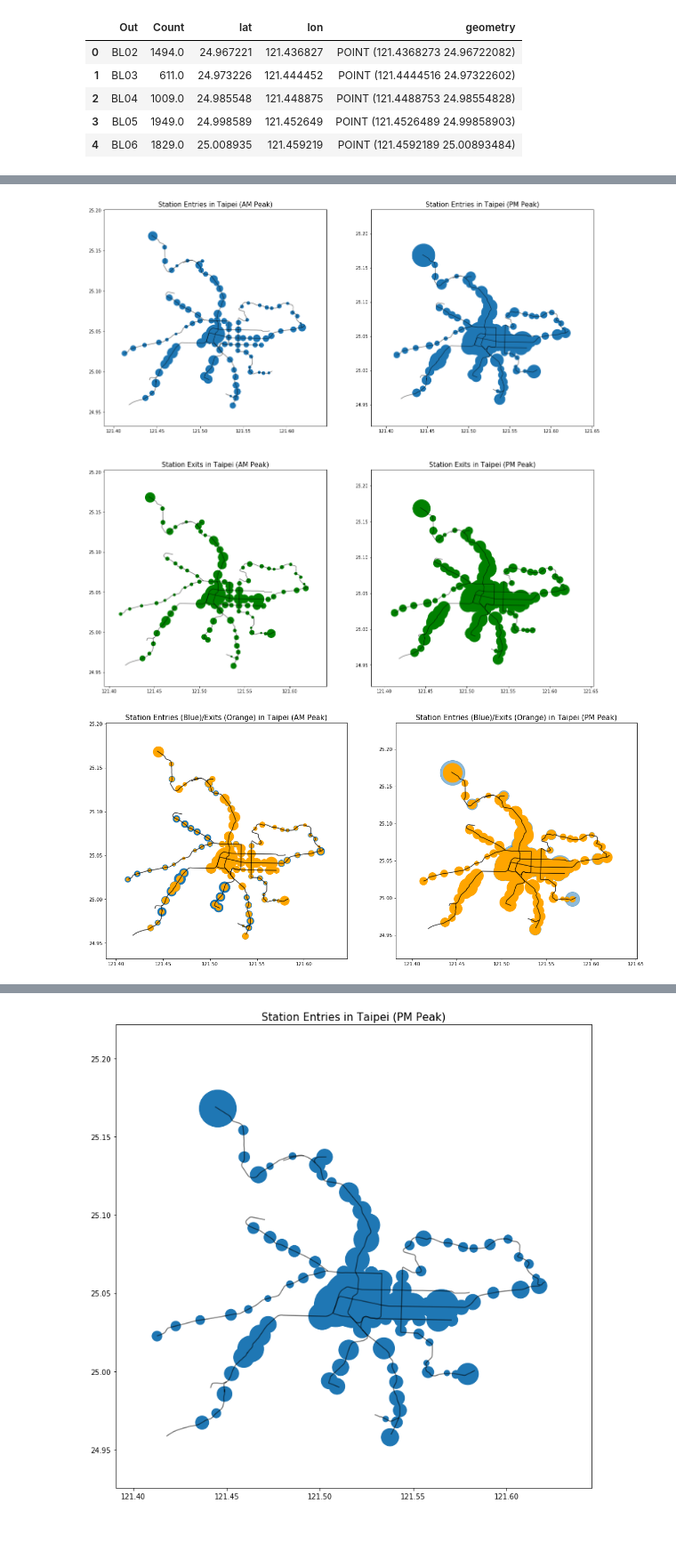
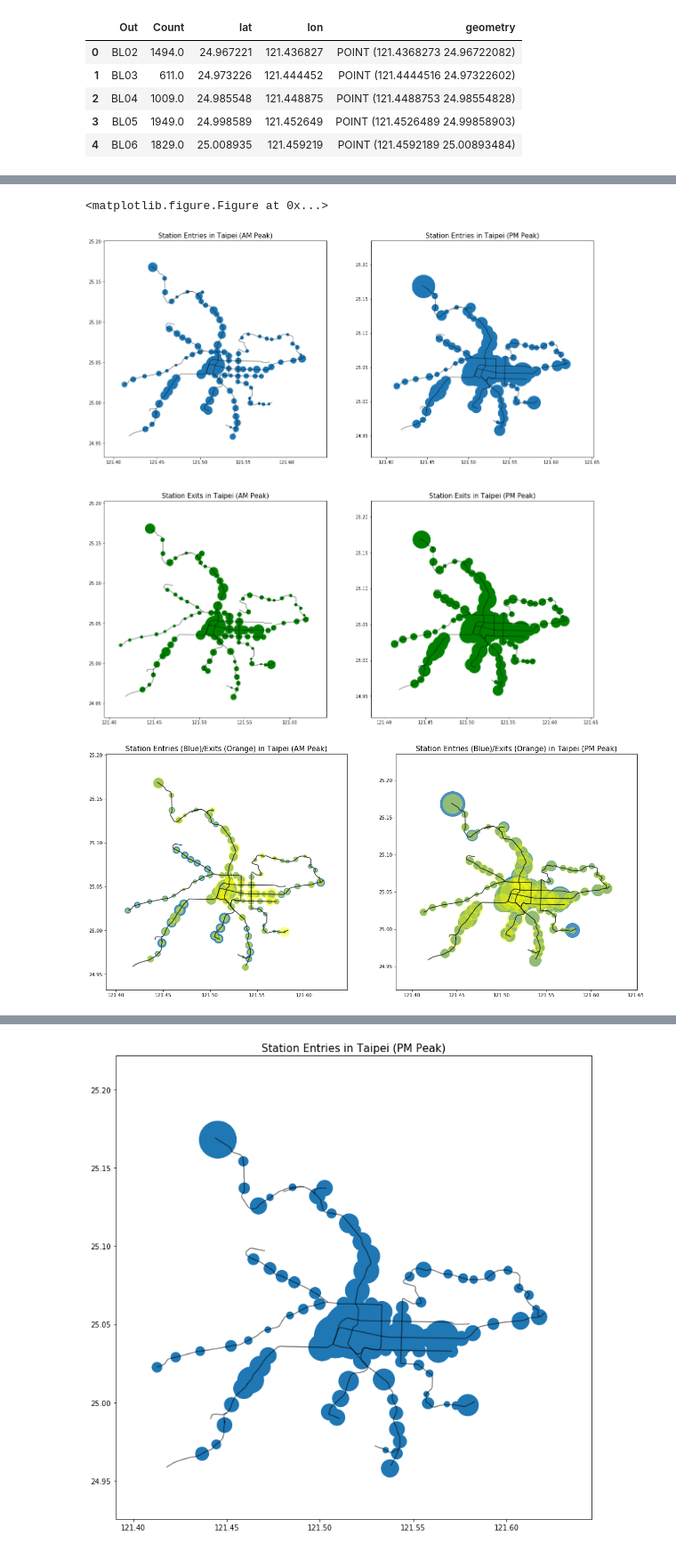
Before and after one commit to rxl204/Capstone, a Jupyter notebook: taipeiOD.ipynb, the cells around one changed output, grey strips where cells are left out. Shown at 89% size. Cells and saved outputs as stored; diff of their text form; code cells hidden in the pictures.

Commit message:
update plots

```diff
--- a/taipeiOD.ipynb
+++ b/taipeiOD.ipynb
@@ -276,7 +293,7 @@ feb01PMPeak_OUT = feb01PMPeak.groupby(['Out'])['Count'].sum().reset_index()
 # %%
 #merge with spatial data
-feb01AMPeak_geo = feb01AMPeak.merge(master, left_on='In', right_on='name').drop(['name', 'subnode_id'], axis=1)
-feb01PMPeak_geo = feb01PMPeak.merge(master, left_on='In', right_on='name').drop(['name', 'subnode_id'], axis=1)
+feb01AMPeak_geo_IN = feb01AMPeak_IN.merge(master, left_on='In', right_on='name').drop(['name', 'subnode_id'], axis=1)
+feb01PMPeak_geo_IN = feb01PMPeak_IN.merge(master, left_on='In', right_on='name').drop(['name', 'subnode_id'], axis=1)
 
 feb01AMPeak_geo_OUT = feb01AMPeak_OUT.merge(master, left_on='Out', right_on='name').drop(['name', 'subnode_id'], axis=1)
 feb01PMPeak_geo_OUT = feb01PMPeak_OUT.merge(master, left_on='Out', right_on='name').drop(['name', 'subnode_id'], axis=1)
@@ -336,14 +344,14 @@ feb01PMPeak_geo.head()
 # %%
-feb01AMPeak_geo["geometry"] = feb01AMPeak_geo.apply(lambda row: Point(row["lon"], row["lat"]), axis=1)
-feb01PMPeak_geo["geometry"] = feb01PMPeak_geo.apply(lambda row: Point(row["lon"], row["lat"]), axis=1)
+feb01AMPeak_geo_IN["geometry"] = feb01AMPeak_geo_IN.apply(lambda row: Point(row["lon"], row["lat"]), axis=1)
+feb01PMPeak_geo_IN["geometry"] = feb01PMPeak_geo_IN.apply(lambda row: Point(row["lon"], row["lat"]), axis=1)
 
 feb01AMPeak_geo_OUT["geometry"] = feb01AMPeak_geo_OUT.apply(lambda row: Point(row["lon"], row["lat"]), axis=1)
 feb01PMPeak_geo_OUT["geometry"] = feb01PMPeak_geo_OUT.apply(lambda row: Point(row["lon"], row["lat"]), axis=1)
 # %%
 # Convert to a GeoDataFrame
 crs = {'init': 'epsg:4326'}
-feb01AMPeak_geo = gpd.GeoDataFrame(feb01AMPeak_geo, geometry="geometry", crs=crs)
-feb01PMPeak_geo = gpd.GeoDataFrame(feb01PMPeak_geo, geometry="geometry", crs=crs)
+feb01AMPeak_geo_IN = gpd.GeoDataFrame(feb01AMPeak_geo_IN, geometry="geometry", crs=crs)
+feb01PMPeak_geo_IN = gpd.GeoDataFrame(feb01PMPeak_geo_IN, geometry="geometry", crs=crs)
 
 feb01AMPeak_geo_OUT = gpd.GeoDataFrame(feb01AMPeak_geo_OUT, geometry="geometry", crs=crs)
 feb01PMPeak_geo_OUT = gpd.GeoDataFrame(feb01PMPeak_geo_OUT, geometry="geometry", crs=crs)
@@ -361,8 +369,8 @@ route.head()
 | 4 | 11.0 | 0.000 | 碧潭支線 | LINESTRING (303449.7978839658 276... |
 # %%
 route.to_crs(epsg=4326, inplace=True)
-feb01AMPeak_geo.to_crs(epsg=4326, inplace=True)
-feb01PMPeak_geo.to_crs(epsg=4326, inplace=True)
+feb01AMPeak_geo_IN.to_crs(epsg=4326, inplace=True)
+feb01PMPeak_geo_IN.to_crs(epsg=4326, inplace=True)
 
 feb01AMPeak_geo_OUT.to_crs(epsg=4326, inplace=True)
 feb01PMPeak_geo_OUT.to_crs(epsg=4326, inplace=True)
@@ -385,12 +409,12 @@ plt.show()
 fig = plt.figure(figsize = (20,20))
 
 ax = plt.subplot(2, 2, 1)
-feb01AMPeak_geo.plot(ax=ax, markersize=feb01AMPeak_geo['Count']*0.1)
+feb01AMPeak_geo_IN.plot(ax=ax, markersize=feb01AMPeak_geo_IN['Count']*0.1)
 route['geometry'].plot(ax=ax, color='black', alpha=0.5)
 plt.title('Station Entries in Taipei (AM Peak)', size=15)
 
 ax1 = plt.subplot(2, 2, 2)
-feb01PMPeak_geo.plot(ax=ax1, markersize=feb01PMPeak_geo['Count']*0.1)
+feb01PMPeak_geo_IN.plot(ax=ax1, markersize=feb01PMPeak_geo_IN['Count']*0.1)
 route['geometry'].plot(ax=ax1, color='black', alpha=0.5)
 plt.title('Station Entries in Taipei (PM Peak)', size=15)
 
@@ -405,29 +429,31 @@ route['geometry'].plot(ax=ax3, color='black', alpha=0.5)
 plt.title('Station Exits in Taipei (PM Peak)', size=15)
 
 plt.show()
+plt.savefig('PeakTravePattern.PNG')
 # %% [output]
+<matplotlib.figure.Figure at 0x...>
 [figure]
 # %%
 fig = plt.figure(figsize = (20,20))
 
 ax = plt.subplot(2, 2, 1)
-feb01AMPeak_geo.plot(ax=ax, markersize=feb01AMPeak_geo['Count']*0.1)
+feb01AMPeak_geo_IN.plot(ax=ax, markersize=feb01AMPeak_geo_IN['Count']*0.1, alpha=0.8)
 route['geometry'].plot(ax=ax, color='black', alpha=0.5)
 plt.title('Station Entries (Blue)/Exits (Orange) in Taipei (AM Peak)', size=15)
 
 ax1 = plt.subplot(2, 2, 2)
-feb01PMPeak_geo.plot(ax=ax1, markersize=feb01PMPeak_geo['Count']*0.1, alpha=0.5)
+feb01PMPeak_geo_IN.plot(ax=ax1, markersize=feb01PMPeak_geo_IN['Count']*0.1, alpha=0.8)
 route['geometry'].plot(ax=ax1, color='black', alpha=0.5)
 plt.title('Station Entries (Blue)/Exits (Orange) in Taipei (PM Peak)', size=15)
 
 ax2 = plt.subplot(2, 2, 1)
-feb01AMPeak_geo_OUT.plot(ax=ax, markersize=feb01AMPeak_geo_OUT['Count']*0.1, c='orange')
+feb01AMPeak_geo_OUT.plot(ax=ax, markersize=feb01AMPeak_geo_OUT['Count']*0.1, c='yellow', alpha=0.5)
 route['geometry'].plot(ax=ax2, color='black', alpha=0.5)
 
 ax3 = plt.subplot(2, 2, 2)
-feb01PMPeak_geo_OUT.plot(ax=ax1, markersize=feb01PMPeak_geo_OUT['Count']*0.1, c='orange')
+feb01PMPeak_geo_OUT.plot(ax=ax1, markersize=feb01PMPeak_geo_OUT['Count']*0.1, c='yellow', alpha=0.4)
 route['geometry'].plot(ax=ax1, color='black', alpha=0.5)
 
 plt.show()
 # %% [output]
-[figure, old version]
+[figure, new version]
```
Also changed, not shown: parts of 11 cells of this notebook.
